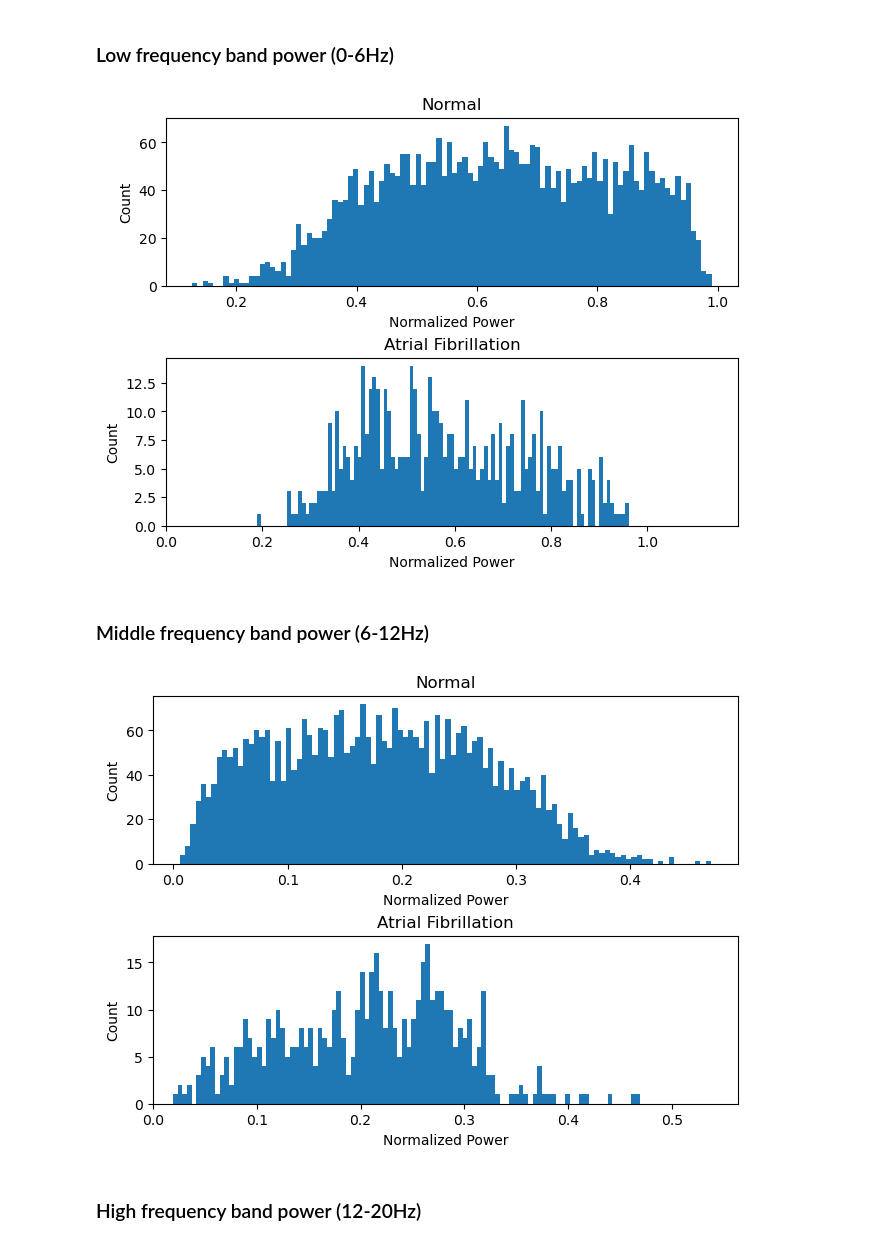
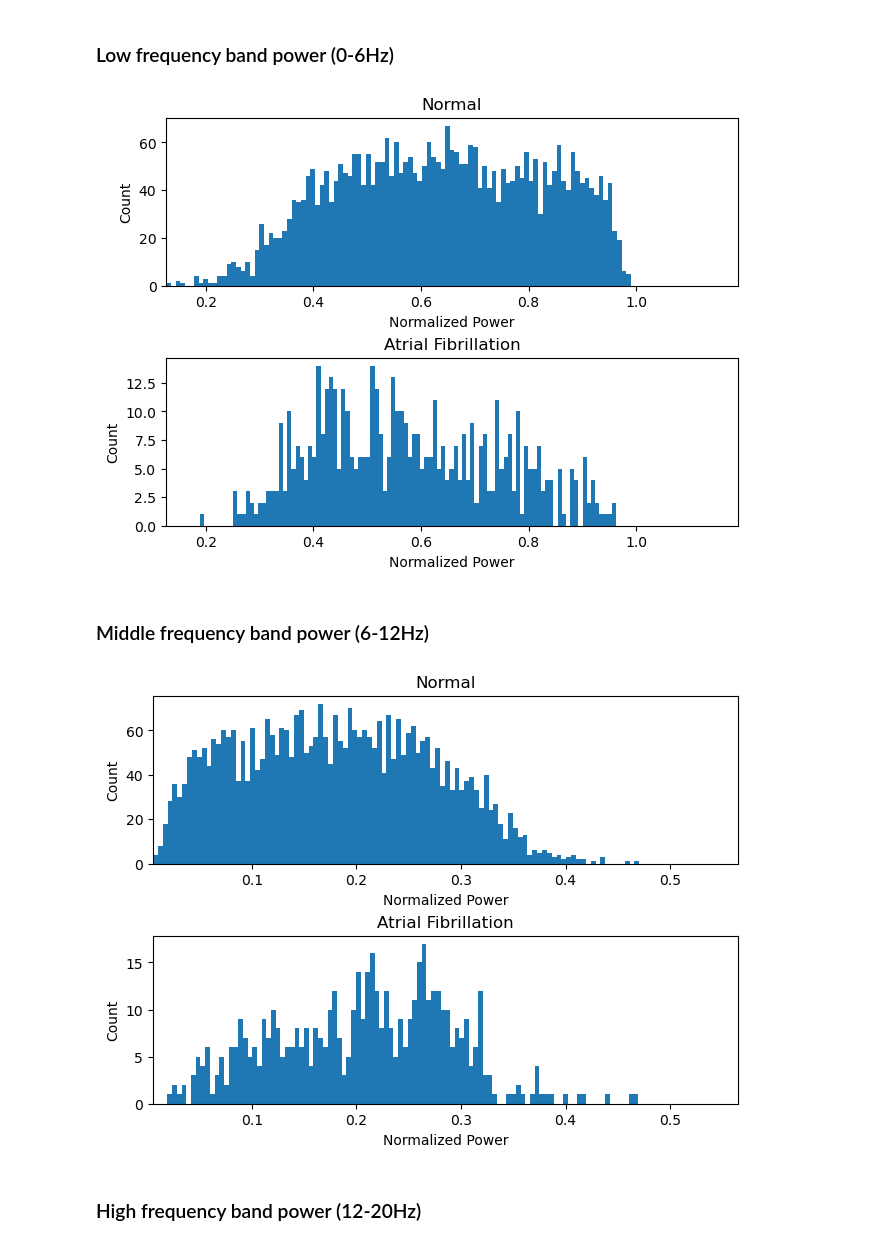
Before and after one commit to isabella-grieser/KISMED, a Jupyter notebook: Notebooks/220512-SP-TimeFreqAnalysis.ipynb, the cells around one changed output. Drawn from its saved outputs; the diff is of its cells as text; code cells hidden in the pictures.

```diff
--- a/Notebooks/220512-SP-TimeFreqAnalysis.ipynb
+++ b/Notebooks/220512-SP-TimeFreqAnalysis.ipynb
@@ -284,10 +288,10 @@ def compute_PSD(signal, fs=300):
 # plt.plot(freq, power)
 # plt.show()
 # %%
-def plot_ecg(ecg_lead, time_span=None, freq_span=None, r_rate=False, fs=300):
-    if time_span is None:  # in seconds
+def plot_ecg(ecg_lead, detectors, time_span=np.NaN, freq_span=np.NaN, r_rate=False, fs=300):
+    if np.isnan(time_span):  # in seconds
         time_span = (0, len(ecg_lead)/fs)
-    if freq_span is None:
+    if np.isnan(freq_span):
         freq_span = (0, fs/2.0)  # in Hz
 
     # FFT
@@ -320,29 +324,32 @@ def plot_ecg(ecg_lead, time_span=None, freq_span=None, r_rate=False, fs=300):
         axs[0].scatter(time_arr[r_peaks], ecg_lead[r_peaks], s=10, label='R_peaks')
         axs[1].axvline(x=r_rate, color='r', label='R_rate')
 
-    axs[0].legend(loc="best")
-    axs[1].legend(loc="best")
+        axs[0].legend(loc="best")
+        axs[1].legend(loc="best")
 
     plt.show()
 
 # Test method
-plot_ecg(ecg_leads_af[0], time_span=None, freq_span=None, r_rate=True, fs=300);
+fs = 300
+detectors = Detectors(fs)
+plot_ecg(ecg_leads_af[0], detectors, time_span=np.NaN, freq_span=np.NaN, r_rate=True, fs=300);
+#plot_ecg(ecg_leads_af[0], detectors)
 # %% [output]
 [figure]
 # %% [markdown]
 ## Compute power in diffferent Frequency Bands
 # %%
-def compute_Band_Power(signal, lb, ub, fs=300):
+def compute_Band_Power(signal, lb, ub, psd=False, fs=300):
 
-    # Version 1
-    ecg_freq_n, ecg_abs_n = compute_FFT(signal, fs)
-    mask = np.logical_and((ecg_freq_n>lb), (ecg_freq_n<=ub))
-    band_power = np.sum(ecg_abs_n[mask]**2)/np.sum(ecg_abs_n**2)
+    if not psd:
+        ecg_freq, ecg_abs = compute_FFT(signal, fs)
+        mask = np.logical_and((ecg_freq>lb), (ecg_freq<=ub))
+        band_power = np.sum(ecg_abs[mask]**2)/np.sum(ecg_abs**2)
 
-    # Version 2
-    # ecg_freq_n, ecg_abs_n = compute_PSD(signal, fs=300)
-    # mask = np.logical_and((ecg_freq_n>lb), (ecg_freq_n<=ub))
-    # band_power = np.sum(ecg_abs_n[mask])
+    else:
+        ecg_freq, ecg_abs = compute_PSD(signal, fs)
+        mask = np.logical_and((ecg_freq>lb), (ecg_freq<=ub))
+        band_power = np.sum(ecg_abs[mask])
 
     return band_power
 # %%
@@ -376,45 +383,49 @@ df_freq_band = pd.DataFrame(np.array(freq_band), columns=clmn_names)
 # %%
 nmbr_bins = 100
 
 fig, axs = plt.subplots(2,1, constrained_layout=True)
-axs[0].hist(df_freq_band[df_freq_band['normal']==1]['low_freq_power'].to_numpy(),nmbr_bins)
-axs[1].set_xlim([0, 1.2*np.max(df_freq_band[df_freq_band['normal']==0]['low_freq_power'].to_numpy())])
+
+low_freq_n = df_freq_band[df_freq_band['normal']==1]['low_freq_power'].to_numpy()
+axs[0].hist(low_freq_n, nmbr_bins)
 axs[0].set_title("Normal")
 axs[0].set_xlabel("Normalized Power")
 axs[0].set_ylabel("Count")
 
-axs[1].hist(df_freq_band[df_freq_band['normal']==0]['low_freq_power'].to_numpy(),nmbr_bins)
-axs[1].set_xlim([0, 1.2*np.max(df_freq_band[df_freq_band['normal']==1]['low_freq_power'].to_numpy())])
+low_freq_af = df_freq_band[df_freq_band['normal']==0]['low_freq_power'].to_numpy()
+axs[1].hist(low_freq_af, nmbr_bins)
 axs[1].set_title("Atrial Fibrillation")
 axs[1].set_xlabel("Normalized Power")
 axs[1].set_ylabel("Count")
 
+plt.setp(axs, xlim=(np.min([*low_freq_n, *low_freq_af]), 1.2*np.max([*low_freq_n, *low_freq_af])))
+
 plt.show()
 # %% [output]
-[figure, old version]
+[figure, new version]
 # %% [markdown]
 ### Middle frequency band power (6-12Hz)
 # %%
 nmbr_bins = 100
 
 fig, axs = plt.subplots(2,1, constrained_layout=True)
-axs[0].hist(df_freq_band[df_freq_band['normal']==1]['middle_freq_power'].to_numpy(),nmbr_bins)
-axs[1].set_xlim([0, 1.2*np.max(df_freq_band[df_freq_band['normal']==1]['middle_freq_power'].to_numpy())])
-#axs[1].set_xlim(0, 0.3)
+
+mid_freq_n = df_freq_band[df_freq_band['normal']==1]['middle_freq_power'].to_numpy()
+axs[0].hist(mid_freq_n,nmbr_bins)
 axs[0].set_title("Normal")
 axs[0].set_xlabel("Normalized Power")
 axs[0].set_ylabel("Count")
 
-axs[1].hist(df_freq_band[df_freq_band['normal']==0]['middle_freq_power'].to_numpy(),nmbr_bins)
-axs[1].set_xlim([0, 1.2*np.max(df_freq_band[df_freq_band['normal']==0]['middle_freq_power'].to_numpy())])
-#axs[1].set_xlim(0, 0.3)
+mid_freq_af = df_freq_band[df_freq_band['normal']==0]['middle_freq_power'].to_numpy()
+axs[1].hist(mid_freq_af,nmbr_bins)
 axs[1].set_title("Atrial Fibrillation")
 axs[1].set_xlabel("Normalized Power")
 axs[1].set_ylabel("Count")
 
+plt.setp(axs, xlim=(np.min([*mid_freq_n, *mid_freq_af]), 1.2*np.max([*mid_freq_n, *mid_freq_af])))
+
 plt.show()
 # %% [output]
-[figure, old version]
+[figure, new version]
 # %% [markdown]
 ### High frequency band power (12-20Hz)
 # %%
```
Also changed, not shown: parts of 19 cells of this notebook.
